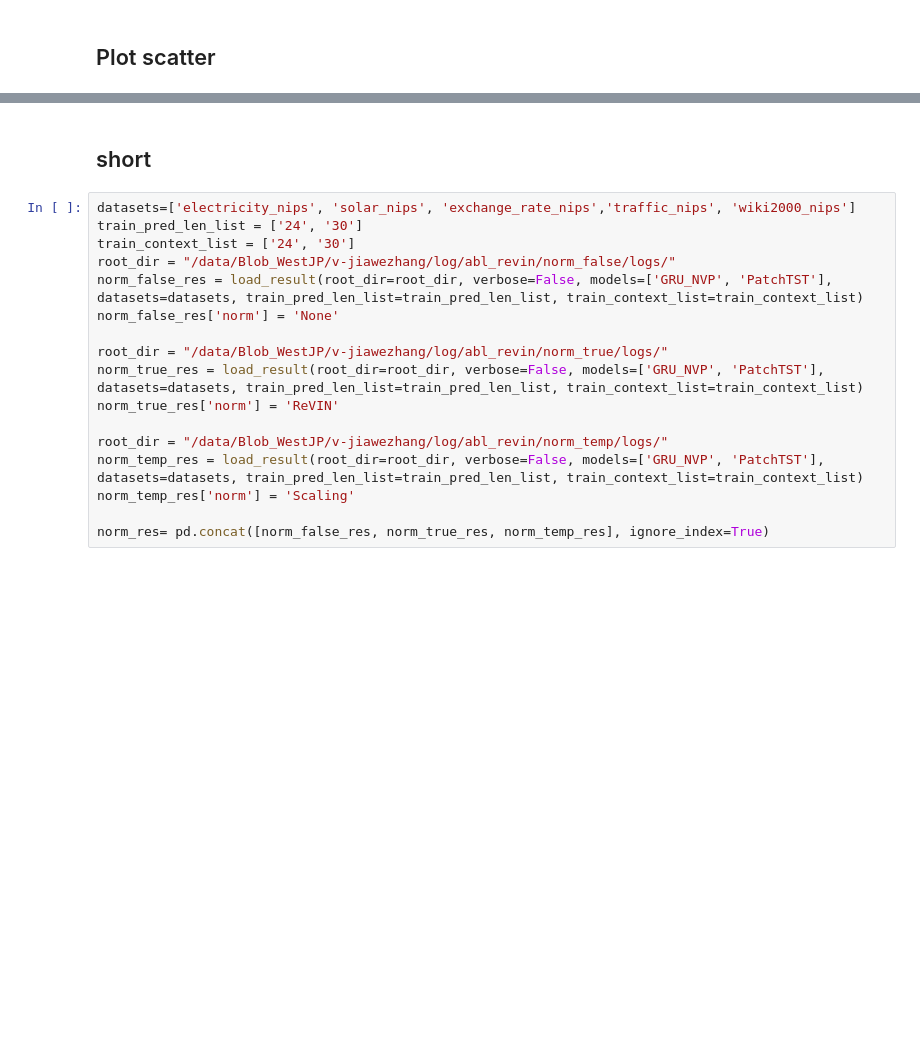
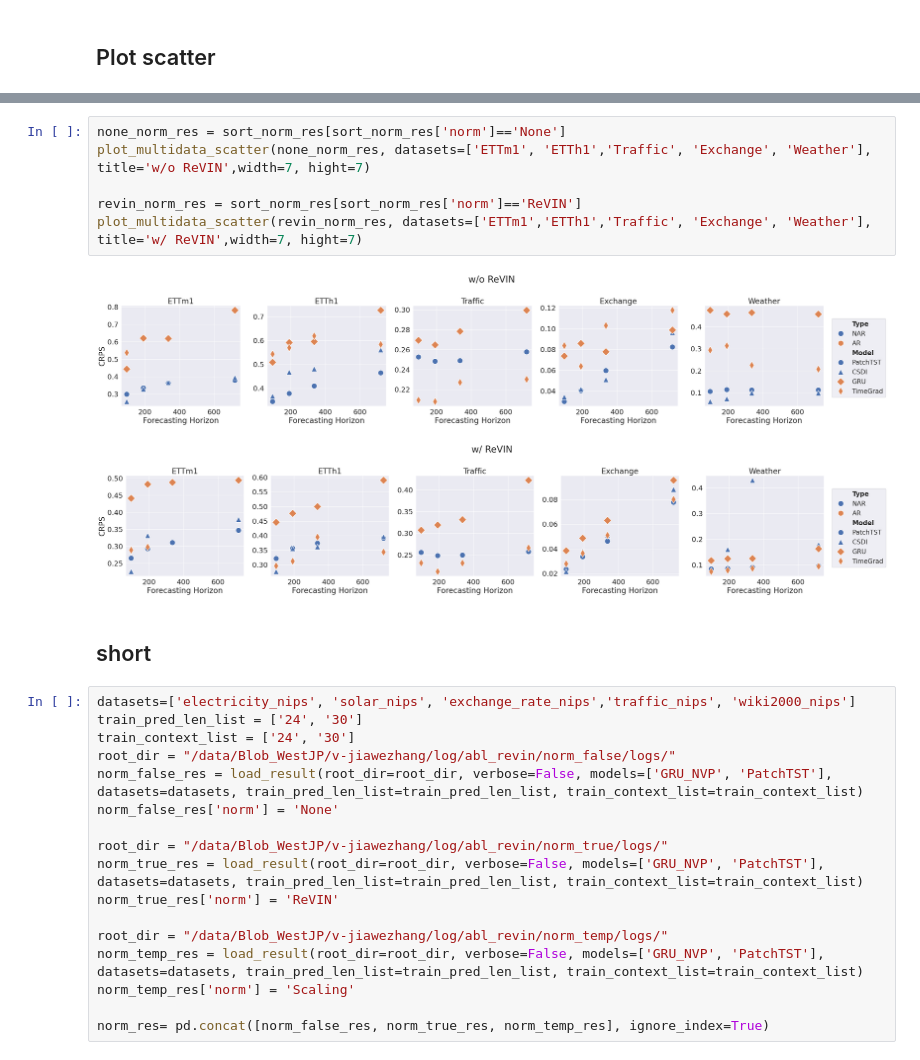
Before and after one commit to imJiawen/ProbTS, a Jupyter notebook: analysis/rebuttal_analysis.ipynb, the cells around one changed output, grey strips where cells are left out. Drawn from its saved outputs; the diff is of its cells as text; blank space fills up the shorter version.

```diff
--- a/analysis/rebuttal_analysis.ipynb
+++ b/analysis/rebuttal_analysis.ipynb
@@ -661,3 +916,12 @@ IndexError: list index out of range
+# %%
+none_norm_res = sort_norm_res[sort_norm_res['norm']=='None']
+plot_multidata_scatter(none_norm_res, datasets=['ETTm1', 'ETTh1','Traffic', 'Exchange', 'Weather'], title='w/o ReVIN',width=7, hight=7)
+
+revin_norm_res = sort_norm_res[sort_norm_res['norm']=='ReVIN']
+plot_multidata_scatter(revin_norm_res, datasets=['ETTm1','ETTh1','Traffic', 'Exchange', 'Weather'], title='w/ ReVIN',width=7, hight=7)
+# %% [output]
+[figure, added]
+[figure, added]
 # %% [markdown]
 ## short
 # %%
```
Also changed, not shown: parts of 22 cells of this notebook, 3 other files.
